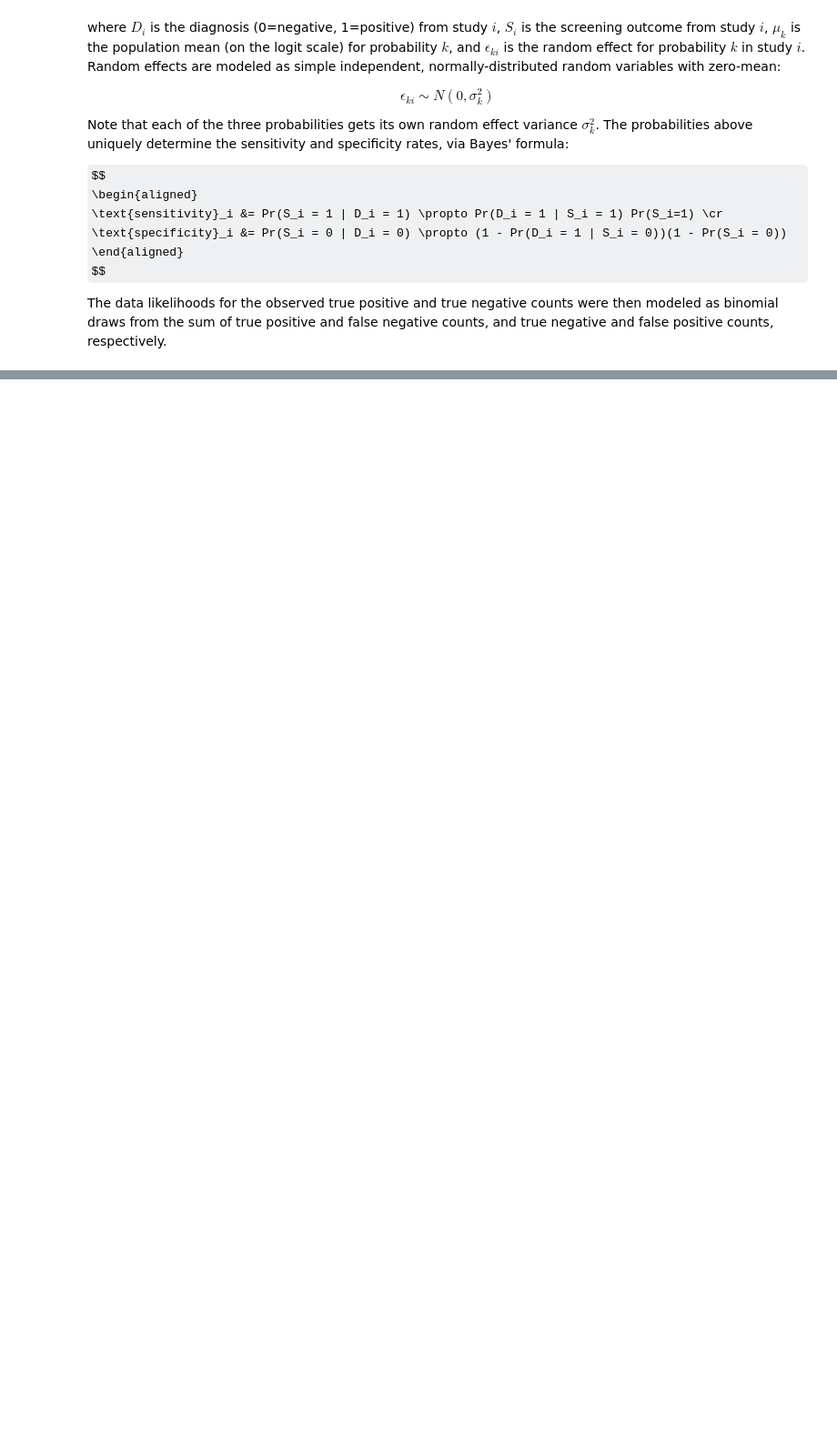
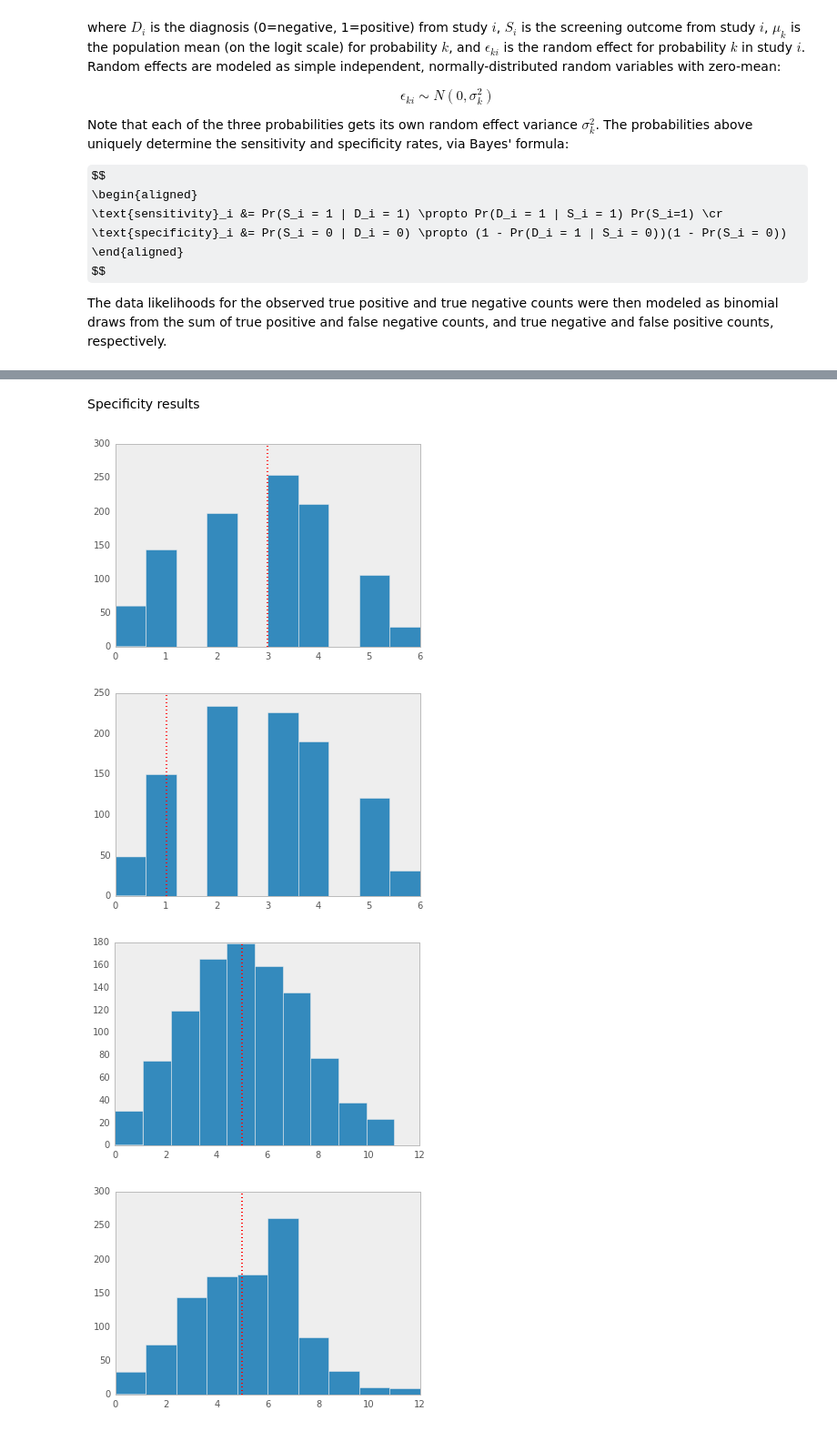
Before and after one commit to fonnesbeck/autism_screening, a Jupyter notebook: Autism Screening Meta-analysis.ipynb, the cells around one changed output, grey strips where cells are left out. Shown at 91% size. Drawn from its saved outputs; the diff is of its cells as text; code cells hidden in the pictures; some formulas as TeX source; blank space fills up the shorter version.

```diff
--- a/Autism Screening Meta-analysis.ipynb
+++ b/Autism Screening Meta-analysis.ipynb
@@ -879,0 +258,20 @@ Name: study_id, dtype: int64
+# %% [markdown]
+Specificity results
+# %%
+try:
+    p_spec = trace.traces[0][-1000:]['p_s0d0']
+except AttributeError:
+    p_spec = trace[-1000:]['p_s0d0']
+
+x_spec = np.empty((len(all_data), len(p_spec)))
+for i,d in enumerate(all_data):
+
+    x_spec[i] = rbinom(tn[d]+fp[d], p_spec[:,d])
+    plt.figure()
+    plt.hist(x_spec[i])
+    axvline(x=tn[d], linewidth=2, color='r', linestyle='dotted')
+# %% [output]
+[figure, added]
+[figure, added]
+[figure, added]
+[figure, added]
```
Also changed, not shown: parts of 119 cells of this notebook, 3 other files.
